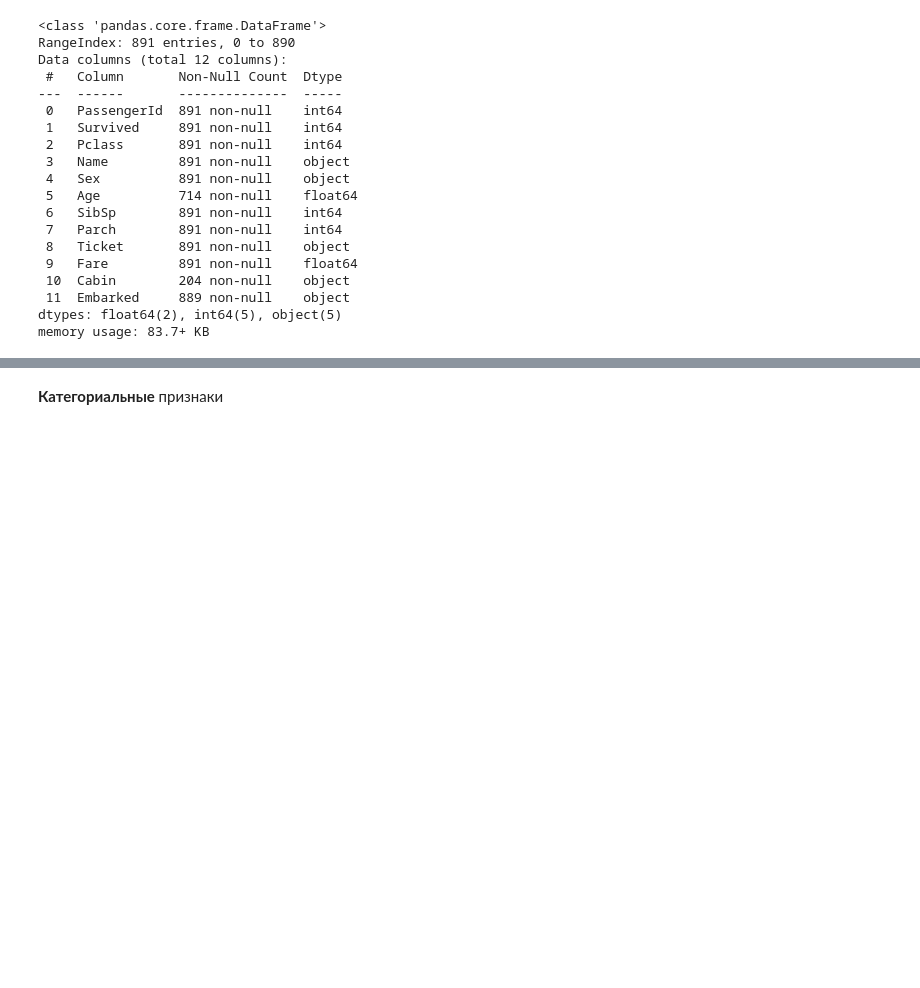
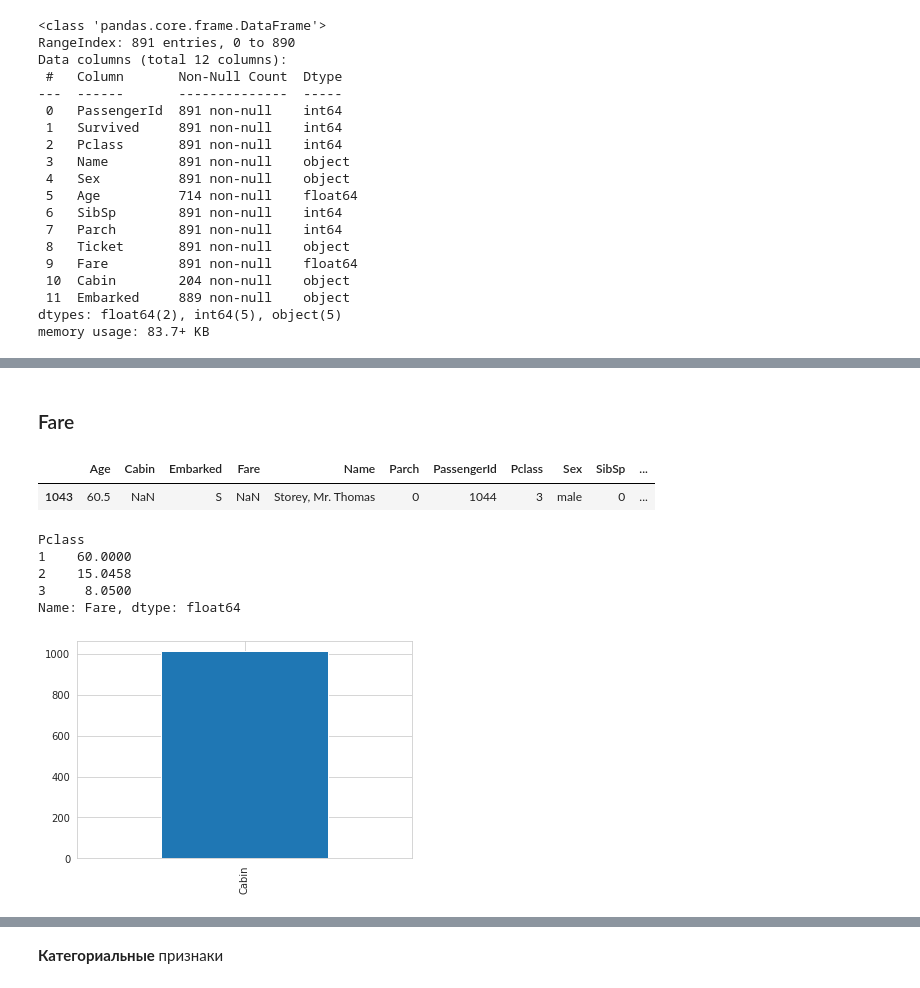
Before and after one commit to Lpshkn/Tutors, a Jupyter notebook: Practice/Titanic/Solution.ipynb, the cells around one changed output, grey strips where cells are left out. Cells and saved outputs as stored; diff of their text form; code cells hidden in the pictures; blank space fills up the shorter version.

```diff
--- a/Practice/Titanic/Solution.ipynb
+++ b/Practice/Titanic/Solution.ipynb
@@ -78,0 +130,2 @@ memory usage: 83.7+ KB
+# %%
+df_all['Age'].fillna(med_age, inplace=True)
@@ -78,0 +141,29 @@ memory usage: 83.7+ KB
+# %%
+df_all['Embarked'].fillna('S', inplace=True)
+# %% [markdown]
+### Fare
+# %%
+df_all[df_all['Fare'].isnull()]
+# %% [output]
+|  | Age | Cabin | Embarked | Fare | Name | Parch | PassengerId | Pclass | Sex | SibSp | ... |
+| 1043 | 60.5 | NaN | S | NaN | Storey, Mr. Thomas | 0 | 1044 | 3 | male | 0 | ... |
+# %%
+fare_values = df_all.groupby('Pclass')['Fare'].median()
+fare_values
+# %% [output]
+Pclass
+1    60.0000
+2    15.0458
+3     8.0500
+Name: Fare, dtype: float64
+# %%
+df_all['Fare'].fillna(fare_values[3], inplace=True)
+# %%
+sns.set_style("whitegrid")
+missing = df_all.drop('Survived', axis=1).isnull().sum()
+missing = missing[missing > 0]
+missing.sort_values(inplace=True)
+missing.plot.bar()
+plt.show()
+# %% [output]
+[figure, added]
```
Also changed, not shown: parts of 25 cells of this notebook.
